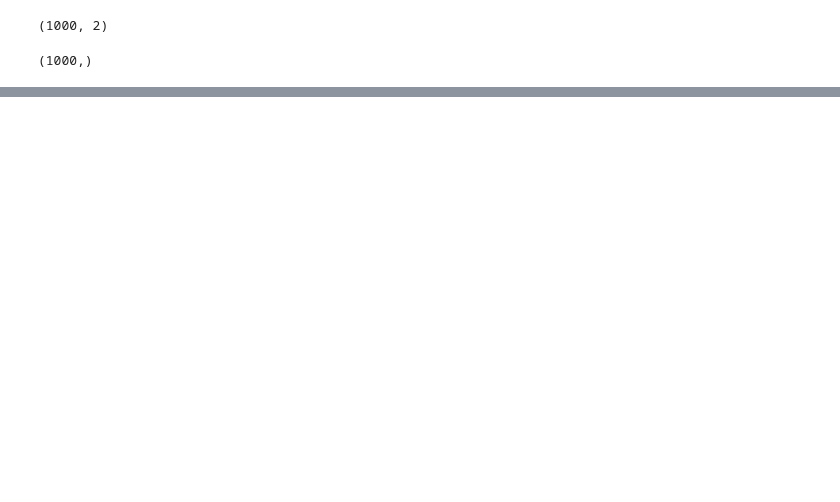
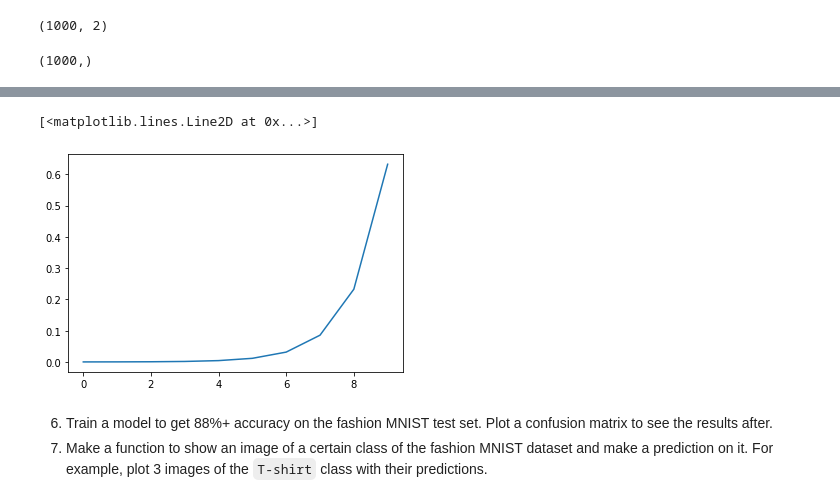
Before and after one commit to El-Nico/tensorflow-notes, a Jupyter notebook: classification_exercises.ipynb, the cells around one changed output, grey strips where cells are left out. Drawn from its saved outputs; the diff is of its cells as text; code cells hidden in the pictures; blank space fills up the shorter version.

```diff
--- a/classification_exercises.ipynb
+++ b/classification_exercises.ipynb
@@ -306,0 +419,3 @@ doing binary classifcation...
+# %%
+def softmax(t):
+  return tf.exp(t)/tf.math.reduce_sum(tf.exp(t), axis=-1)
@@ -306,0 +435,8 @@ doing binary classifcation...
+# %%
+plt.plot(softmax(rand_t))
+# %% [output]
+[<matplotlib.lines.Line2D at 0x...>]
+[figure, added]
+# %% [markdown]
+6. Train a model to get 88%+ accuracy on the fashion MNIST test set. Plot a confusion matrix to see the results after.
+7. Make a function to show an image of a certain class of the fashion MNIST dataset and make a prediction on it. For example, plot 3 images of the `T-shirt` class with their predictions.
```
Also changed, not shown: parts of 29 cells of this notebook.
